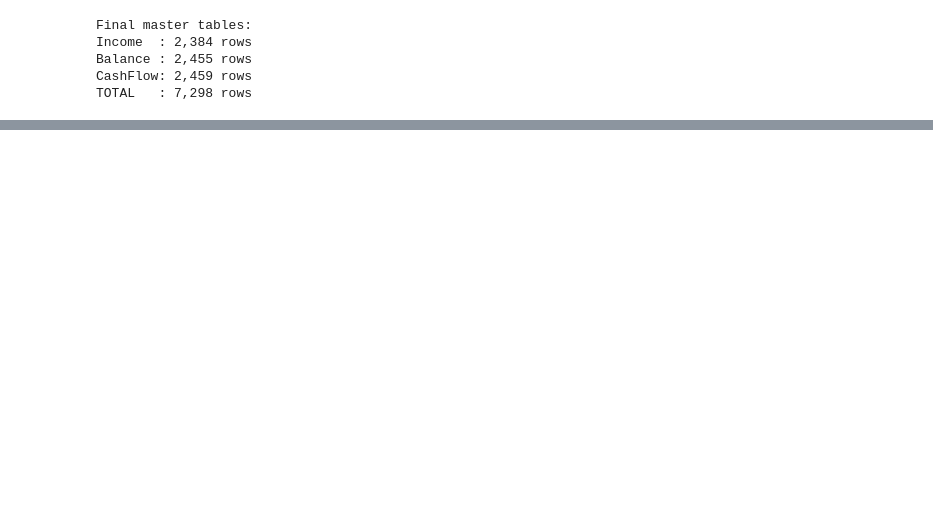
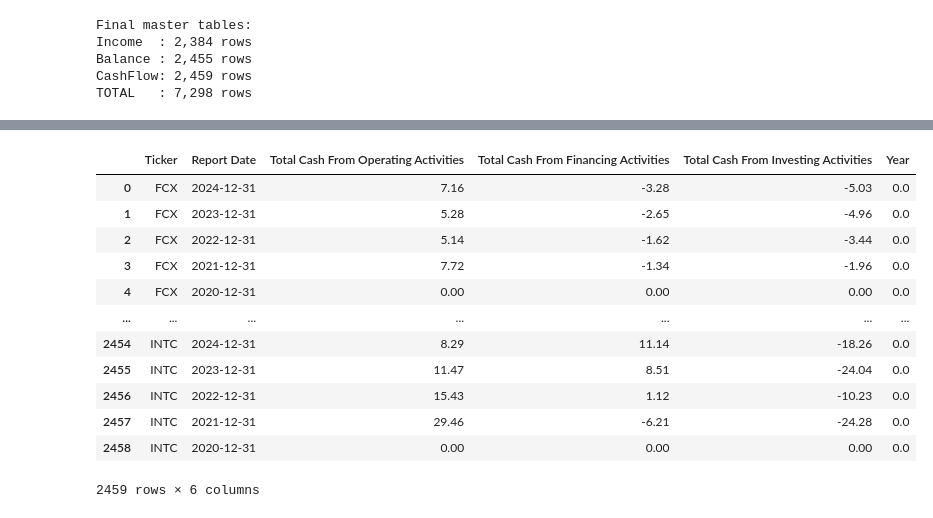
Before and after one commit to Mangelepa/Group-10, a Jupyter notebook: financial_health_notebook.ipynb, the cells around one changed output, grey strips where cells are left out. Drawn from its saved outputs; the diff is of its cells as text; code cells hidden in the pictures; blank space fills up the shorter version.

```diff
--- a/financial_health_notebook.ipynb
+++ b/financial_health_notebook.ipynb
@@ -406,0 +685,20 @@ CASH FLOW
+# %%
+# Fill missing numeric values with 0 (for ratios and consistency)
+for df in [income_master_clean, balance_master_clean, cashflow_master_clean]:
+    numeric_cols = df.select_dtypes(include=['float64', 'int64']).columns
+    df[numeric_cols] = df[numeric_cols].fillna(0)
+df
+# %% [output]
+|  | Ticker | Report Date | Total Cash From Operating Activities | Total Cash From Financing Activities | Total Cash From Investing Activities | Year |
+| 0 | FCX | 2024-12-31 | 7.16 | -3.28 | -5.03 | 0.0 |
+| 1 | FCX | 2023-12-31 | 5.28 | -2.65 | -4.96 | 0.0 |
+| 2 | FCX | 2022-12-31 | 5.14 | -1.62 | -3.44 | 0.0 |
+| 3 | FCX | 2021-12-31 | 7.72 | -1.34 | -1.96 | 0.0 |
+| 4 | FCX | 2020-12-31 | 0.00 | 0.00 | 0.00 | 0.0 |
+| ... | ... | ... | ... | ... | ... | ... |
+| 2454 | INTC | 2024-12-31 | 8.29 | 11.14 | -18.26 | 0.0 |
+| 2455 | INTC | 2023-12-31 | 11.47 | 8.51 | -24.04 | 0.0 |
+| 2456 | INTC | 2022-12-31 | 15.43 | 1.12 | -10.23 | 0.0 |
+| 2457 | INTC | 2021-12-31 | 29.46 | -6.21 | -24.28 | 0.0 |
+| 2458 | INTC | 2020-12-31 | 0.00 | 0.00 | 0.00 | 0.0 |
+2459 rows × 6 columns
```
Also changed, not shown: parts of 40 cells of this notebook.
